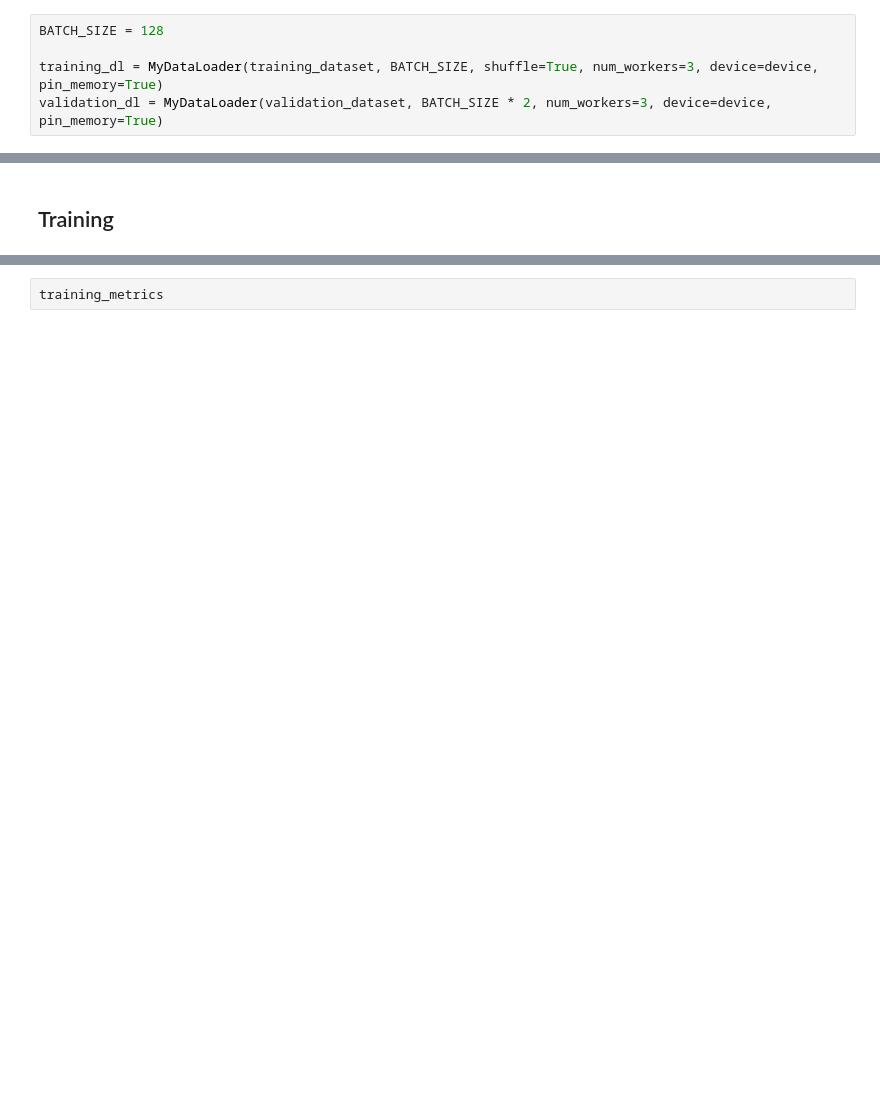
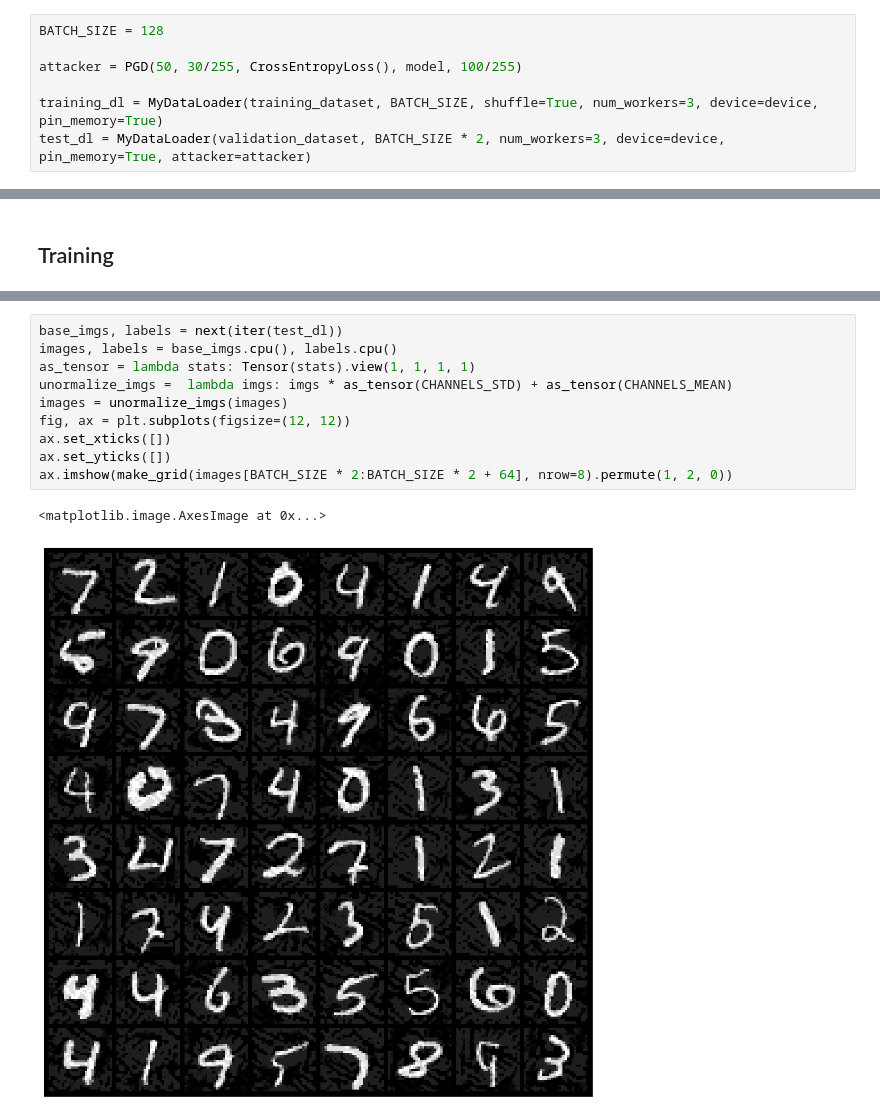
Before and after one commit to MauroAbidalCarrer/leaffliction, a Jupyter notebook: notebooks/experimental_reg.ipynb, the cells around one changed output, grey strips where cells are left out. Cells and saved outputs as stored; diff of their text form; blank space fills up the shorter version.

```diff
--- a/notebooks/experimental_reg.ipynb
+++ b/notebooks/experimental_reg.ipynb
@@ -60,8 +93,10 @@ validation_dataset = MNIST(root="./datasets/mnist/", train=False, transform=vali
 # %%
 BATCH_SIZE = 128
 
+attacker = PGD(50, 30/255, CrossEntropyLoss(), model, 100/255)
+
 training_dl = MyDataLoader(training_dataset, BATCH_SIZE, shuffle=True, num_workers=3, device=device, pin_memory=True)
-validation_dl = MyDataLoader(validation_dataset, BATCH_SIZE * 2, num_workers=3, device=device, pin_memory=True)
+test_dl = MyDataLoader(validation_dataset, BATCH_SIZE * 2, num_workers=3, device=device, pin_memory=True, attacker=attacker)
 # %% [markdown]
 #### Dataset visualization
 # %%
@@ -146,3 +190,14 @@ FigureWidget({
 Caught KeyboardInterrupt exception, returning training metrics.
-# %%
-training_metrics
+# %%
+base_imgs, labels = next(iter(test_dl))
+images, labels = base_imgs.cpu(), labels.cpu()
+as_tensor = lambda stats: Tensor(stats).view(1, 1, 1, 1)
+unormalize_imgs =  lambda imgs: imgs * as_tensor(CHANNELS_STD) + as_tensor(CHANNELS_MEAN)
+images = unormalize_imgs(images)
+fig, ax = plt.subplots(figsize=(12, 12))
+ax.set_xticks([])
+ax.set_yticks([])
+ax.imshow(make_grid(images[BATCH_SIZE * 2:BATCH_SIZE * 2 + 64], nrow=8).permute(1, 2, 0))
+# %% [output]
+<matplotlib.image.AxesImage at 0x...>
+[figure, added]
```
Also changed, not shown: parts of 10 cells of this notebook, 1 other file.
